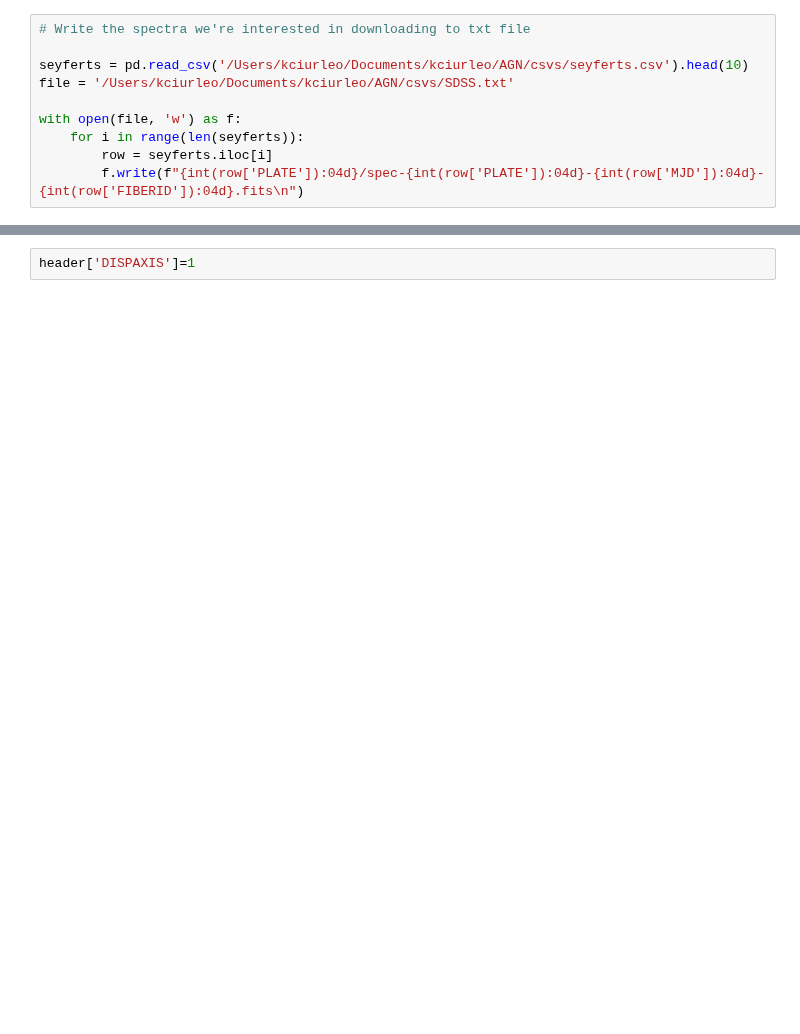
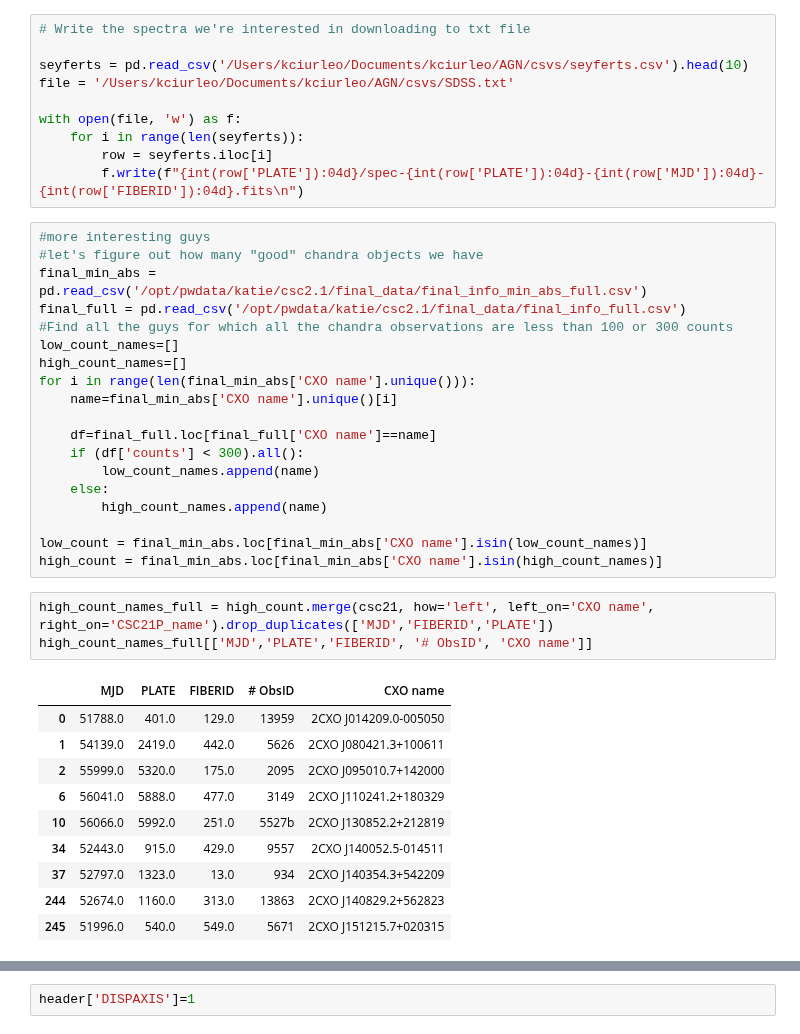
Before and after one commit to kciurleo/AGN, a Jupyter notebook: unorganized/SDSS_stuff.ipynb, the cells around one changed output, grey strips where cells are left out. Saved outputs shown, nothing was run; the diff lists cells and outputs as text; blank space fills up the shorter version.

```diff
--- a/unorganized/SDSS_stuff.ipynb
+++ b/unorganized/SDSS_stuff.ipynb
@@ -12,3 +14,36 @@ with open(file, 'w') as f:
     for i in range(len(seyferts)):
         row = seyferts.iloc[i]
         f.write(f"{int(row['PLATE']):04d}/spec-{int(row['PLATE']):04d}-{int(row['MJD']):04d}-{int(row['FIBERID']):04d}.fits\n")
+# %%
+#more interesting guys
+#let's figure out how many "good" chandra objects we have
+final_min_abs = pd.read_csv('/opt/pwdata/katie/csc2.1/final_data/final_info_min_abs_full.csv')
+final_full = pd.read_csv('/opt/pwdata/katie/csc2.1/final_data/final_info_full.csv')
+#Find all the guys for which all the chandra observations are less than 100 or 300 counts
+low_count_names=[]
+high_count_names=[]
+for i in range(len(final_min_abs['CXO name'].unique())):
+    name=final_min_abs['CXO name'].unique()[i]
+
+    df=final_full.loc[final_full['CXO name']==name]
+    if (df['counts'] < 300).all():
+        low_count_names.append(name)
+    else:
+        high_count_names.append(name)
+
+low_count = final_min_abs.loc[final_min_abs['CXO name'].isin(low_count_names)]
+high_count = final_min_abs.loc[final_min_abs['CXO name'].isin(high_count_names)]
+# %%
+high_count_names_full = high_count.merge(csc21, how='left', left_on='CXO name', right_on='CSC21P_name').drop_duplicates(['MJD','FIBERID','PLATE'])
+high_count_names_full[['MJD','PLATE','FIBERID', '# ObsID', 'CXO name']]
+# %% [output]
+|  | MJD | PLATE | FIBERID | # ObsID | CXO name |
+| 0 | 51788.0 | 401.0 | 129.0 | 13959 | 2CXO J014209.0-005050 |
+| 1 | 54139.0 | 2419.0 | 442.0 | 5626 | 2CXO J080421.3+100611 |
+| 2 | 55999.0 | 5320.0 | 175.0 | 2095 | 2CXO J095010.7+142000 |
+| 6 | 56041.0 | 5888.0 | 477.0 | 3149 | 2CXO J110241.2+180329 |
+| 10 | 56066.0 | 5992.0 | 251.0 | 5527b | 2CXO J130852.2+212819 |
+| 34 | 52443.0 | 915.0 | 429.0 | 9557 | 2CXO J140052.5-014511 |
+| 37 | 52797.0 | 1323.0 | 13.0 | 934 | 2CXO J140354.3+542209 |
+| 244 | 52674.0 | 1160.0 | 313.0 | 13863 | 2CXO J140829.2+562823 |
+| 245 | 51996.0 | 540.0 | 549.0 | 5671 | 2CXO J151215.7+020315 |
```
Also changed, not shown: parts of 9 cells of this notebook, 5 other files.
